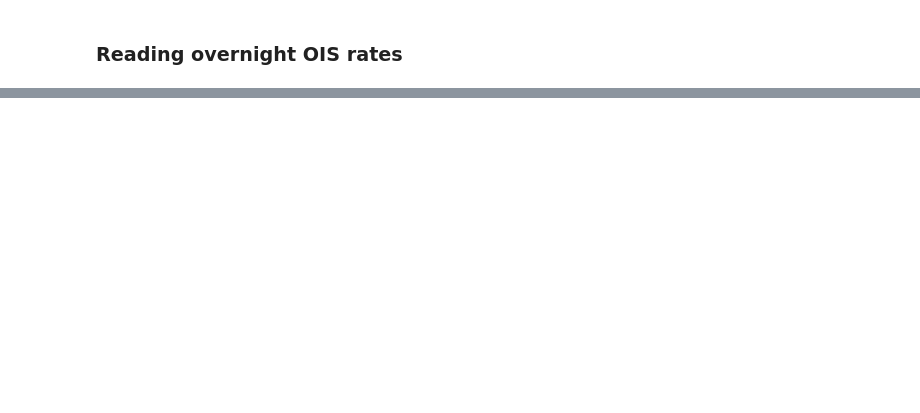
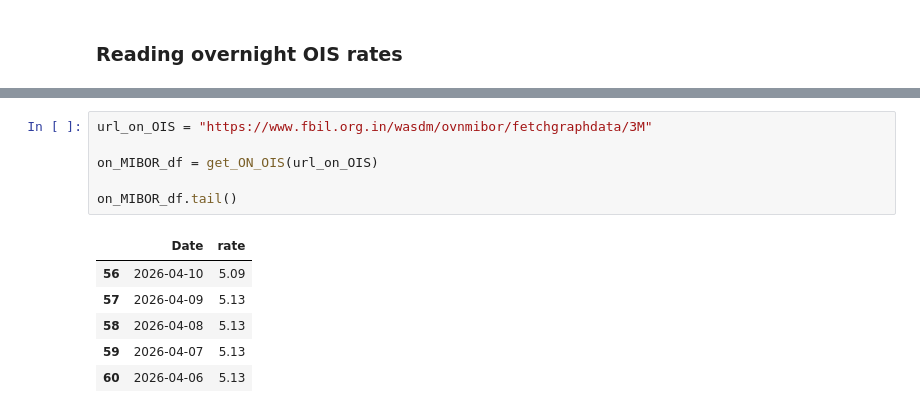
Before and after one commit to rajeeb504/IR-curve-bootstrapping, a Jupyter notebook: Interest_Rate_Curve.ipynb, the cells around one changed output, grey strips where cells are left out. Cells and saved outputs as stored; diff of their text form; blank space fills up the shorter version.

```diff
--- a/Interest_Rate_Curve.ipynb
+++ b/Interest_Rate_Curve.ipynb
@@ -88,0 +104,13 @@ on_MIBOR_df.drop(columns= ['productName'], inplace= True)
+# %%
+url_on_OIS = "https://www.fbil.org.in/wasdm/ovnmibor/fetchgraphdata/3M"
+
+on_MIBOR_df = get_ON_OIS(url_on_OIS)
+
+on_MIBOR_df.tail()
+# %% [output]
+|  | Date | rate |
+| 56 | 2026-04-10 | 5.09 |
+| 57 | 2026-04-09 | 5.13 |
+| 58 | 2026-04-08 | 5.13 |
+| 59 | 2026-04-07 | 5.13 |
+| 60 | 2026-04-06 | 5.13 |
```
Also changed, not shown: parts of 12 cells of this notebook.
